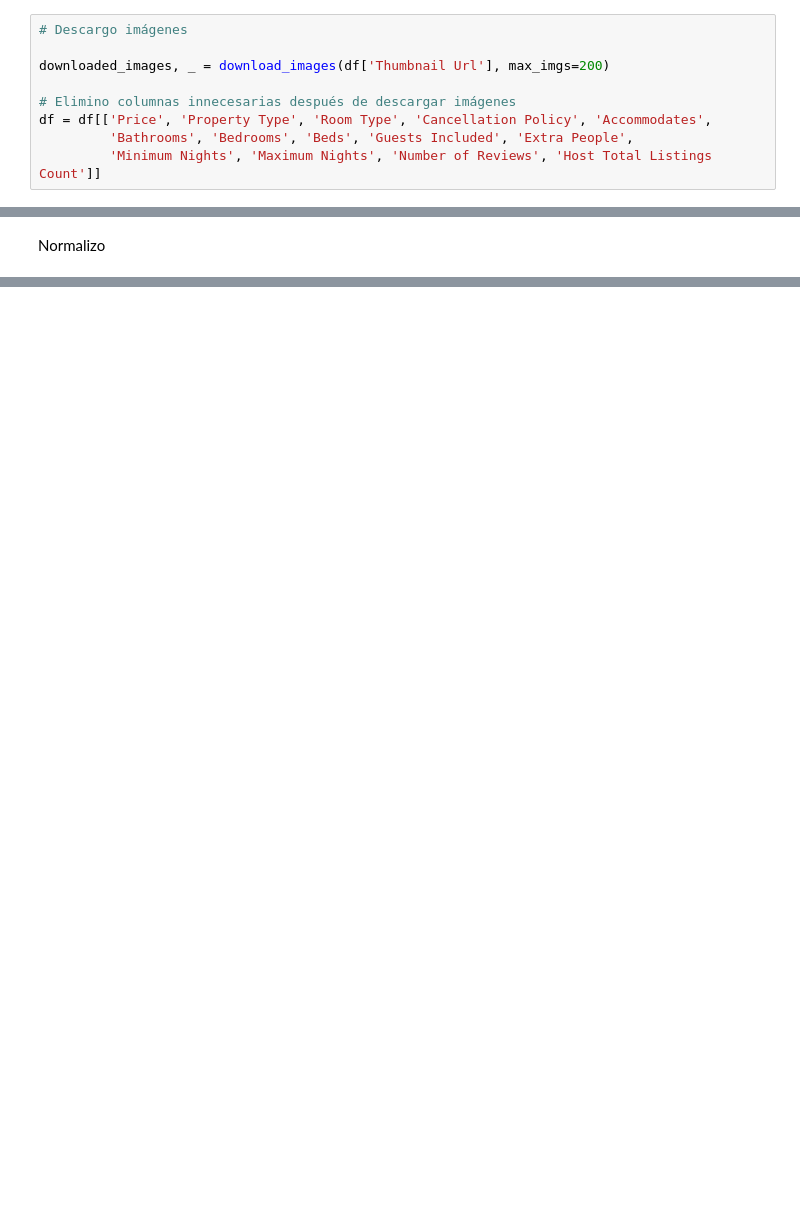
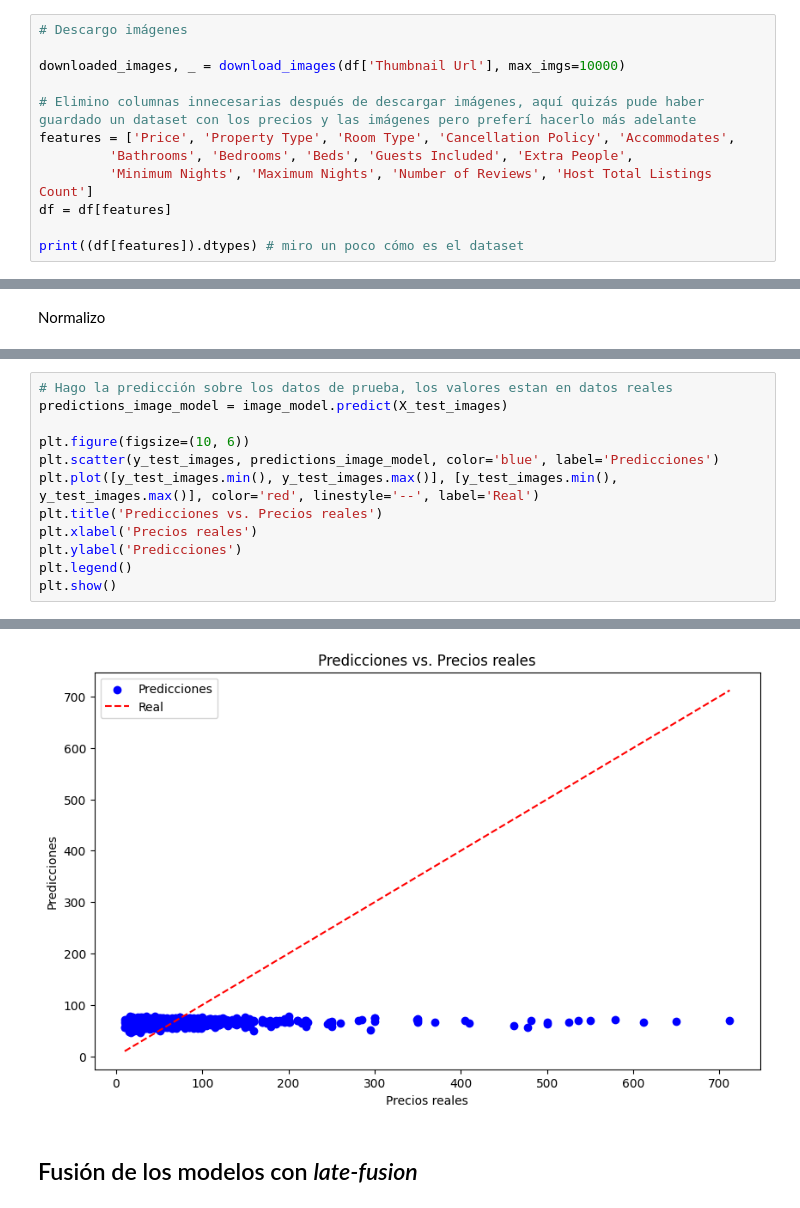
Before and after one commit to Lynphex/TrainingProjects, a Jupyter notebook: Deep_Learning/PRACTICA_DL.ipynb, the cells around one changed output, grey strips where cells are left out. Drawn from its saved outputs; the diff is of its cells as text; blank space fills up the shorter version.

```diff
--- a/Deep_Learning/PRACTICA_DL.ipynb
+++ b/Deep_Learning/PRACTICA_DL.ipynb
@@ -55,9 +59,12 @@ airbnb-listings.csv     [             <=>    ]  52.85M  15.3MB/s    in 3.5s
 # %%
 # Descargo imágenes
 
-downloaded_images, _ = download_images(df['Thumbnail Url'], max_imgs=200)
+downloaded_images, _ = download_images(df['Thumbnail Url'], max_imgs=10000)
 
-# Elimino columnas innecesarias después de descargar imágenes
-df = df[['Price', 'Property Type', 'Room Type', 'Cancellation Policy', 'Accommodates',
+# Elimino columnas innecesarias después de descargar imágenes, aquí quizás pude haber guardado un dataset con los precios y las imágenes pero preferí hacerlo más adelante
+features = ['Price', 'Property Type', 'Room Type', 'Cancellation Policy', 'Accommodates',
          'Bathrooms', 'Bedrooms', 'Beds', 'Guests Included', 'Extra People',
-         'Minimum Nights', 'Maximum Nights', 'Number of Reviews', 'Host Total Listings Count']]
+         'Minimum Nights', 'Maximum Nights', 'Number of Reviews', 'Host Total Listings Count']
+df = df[features]
+
+print((df[features]).dtypes) # miro un poco cómo es el dataset
@@ -212,0 +531,13 @@ plt.ylabel('Loss')
+# %%
+# Hago la predicción sobre los datos de prueba, los valores estan en datos reales
+predictions_image_model = image_model.predict(X_test_images)
+
+plt.figure(figsize=(10, 6))
+plt.scatter(y_test_images, predictions_image_model, color='blue', label='Predicciones')
+plt.plot([y_test_images.min(), y_test_images.max()], [y_test_images.min(), y_test_images.max()], color='red', linestyle='--', label='Real')
+plt.title('Predicciones vs. Precios reales')
+plt.xlabel('Precios reales')
+plt.ylabel('Predicciones')
+plt.legend()
+plt.show()
+# %% [output]
@@ -212,0 +545,3 @@ plt.ylabel('Loss')
+[figure, added]
+# %% [markdown]
+## Fusión de los modelos con *late-fusion*
```
Also changed, not shown: parts of 40 cells of this notebook, 1 other file.
